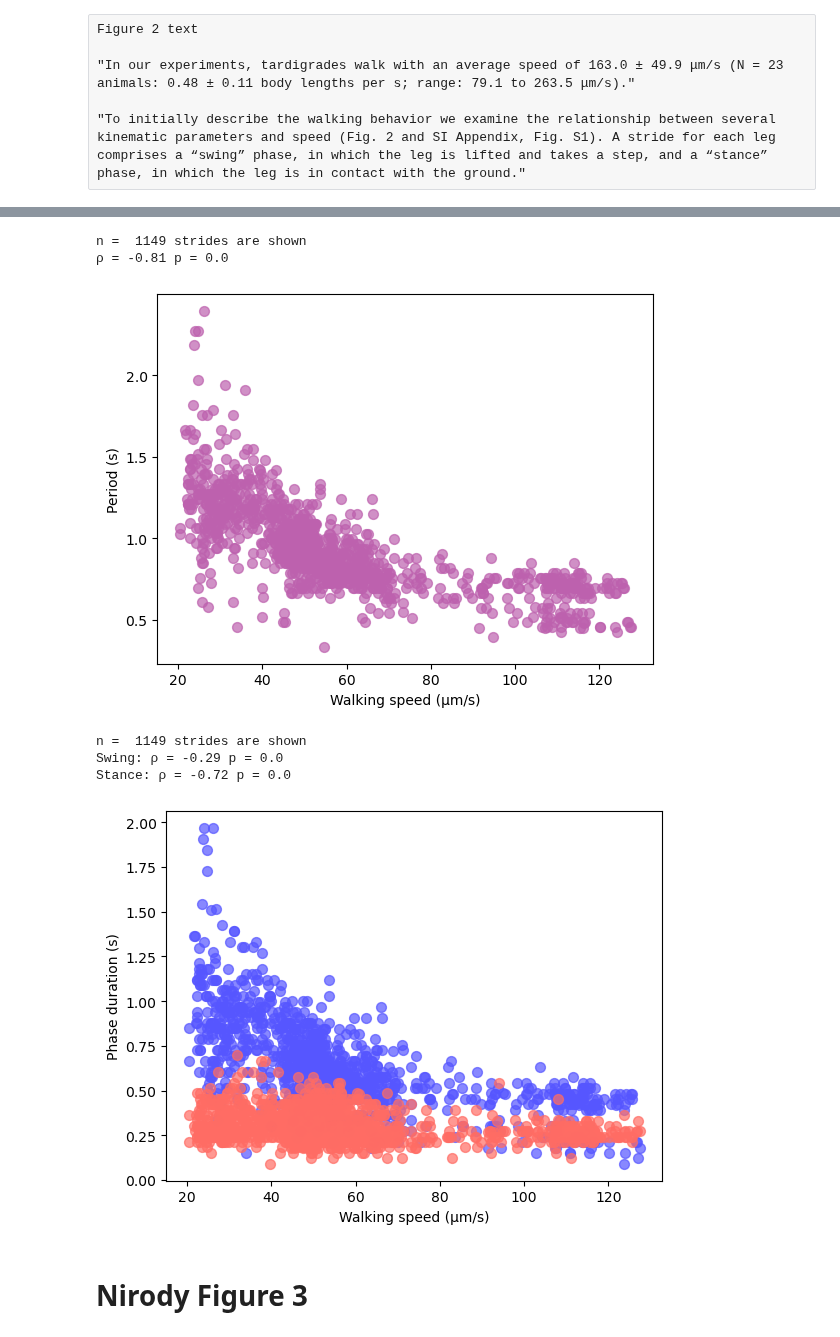
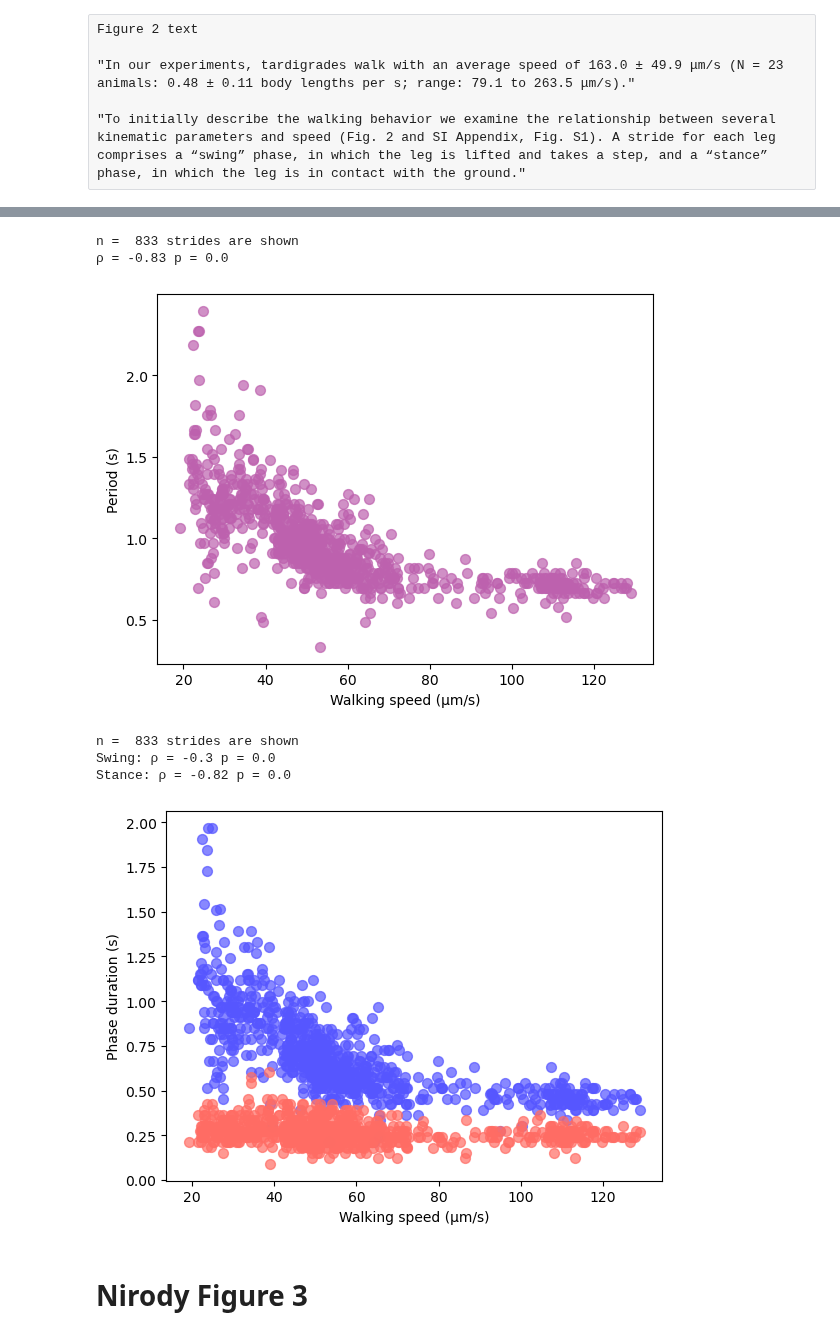
Before and after one commit to enwudz/gait, a Jupyter notebook: Speed and Step Kinematics.ipynb, the cells around one changed output, grey strips where cells are left out. Cells and saved outputs as stored; diff of their text form; code cells hidden in the pictures.

```diff
--- a/Speed and Step Kinematics.ipynb
+++ b/Speed and Step Kinematics.ipynb
@@ -98,6 +101,9 @@ approximately v > 100 μm/s (Fig. 2B)."
 
 # load the step_timing data into a dataframe
 step_df = pd.read_excel(data_file, sheet_name='step_timing', index_col=None)
+
+# only include lateral legs
+step_df = step_df[step_df['legID'].isin(['L1','L2','L3','R1','R2','R3'])]
 
 speed_during_steps_scaled = step_df['speed_during_step_scaled'].values * 1000
 gait_cycles = step_df['gait'].values
@@ -113,9 +119,9 @@ print('ρ =', np.round(r,2), 'p =', np.round(p,2))
 
 plt.show()
 # %% [output]
-n =  1149 strides are shown
-ρ = -0.81 p = 0.0
+n =  833 strides are shown
+ρ = -0.83 p = 0.0
-[figure, old version]
+[figure, new version]
 # %%
 '''
 Figure 2C
@@ -127,37 +133,40 @@ duration remains relatively constant (Fig. 2C).
 Both stance duration and stride period show a hyperbolic relationship
 with speed, as observed in insects [Drosophila (13), stick insect Carausius
 morosus (29), and desert ant Cataglyphyis fortis (30)]. In line with studies
 in arthropods, we find that swing duration is coordinated with stride period
 (ρ = 0.54, P < 0.001)."
 '''
 
 # load the step_timing data into a dataframe
 step_df = pd.read_excel(data_file, sheet_name='step_timing', index_col=None)
+
+# only include lateral legs
+step_df = step_df[step_df['legID'].isin(['L1','L2','L3','R1','R2','R3'])]
 
 speed_during_steps_scaled = step_df['speed_during_step_scaled'].values * 1000
 stance_durations = step_df['stance'].values
 swing_durations = step_df['swing'].values
 stance_color = '#5656ff'
 swing_color = '#ff6c64'
 
 plt.scatter(speed_during_steps_scaled,stance_durations,c=stance_color,s=50,alpha=0.7)
 plt.scatter(speed_during_steps_scaled,swing_durations,c=swing_color,s=50,alpha=0.7)
 plt.ylabel('Phase duration (s)')
 plt.xlabel('Walking speed (µm/s)')
 print('n = ', len(speed_during_steps_scaled), 'strides are shown')
 
 r,p = stats.spearmanr(speed_during_steps_scaled,swing_durations)
 print('Swing: ρ =', np.round(r,2), 'p =', np.round(p,2))
 
 r,p = stats.spearmanr(speed_during_steps_scaled,stance_durations)
 print('Stance: ρ =', np.round(r,2), 'p =', np.round(p,2))
 
 plt.show()
 # %% [output]
-n =  1149 strides are shown
-Swing: ρ = -0.29 p = 0.0
-Stance: ρ = -0.72 p = 0.0
+n =  833 strides are shown
+Swing: ρ = -0.3 p = 0.0
+Stance: ρ = -0.82 p = 0.0
-[figure, old version]
+[figure, new version]
 # %% [markdown]
 # Nirody Figure 3
 # %% [raw]
```
Also changed, not shown: parts of 9 cells of this notebook, 5 other files.
